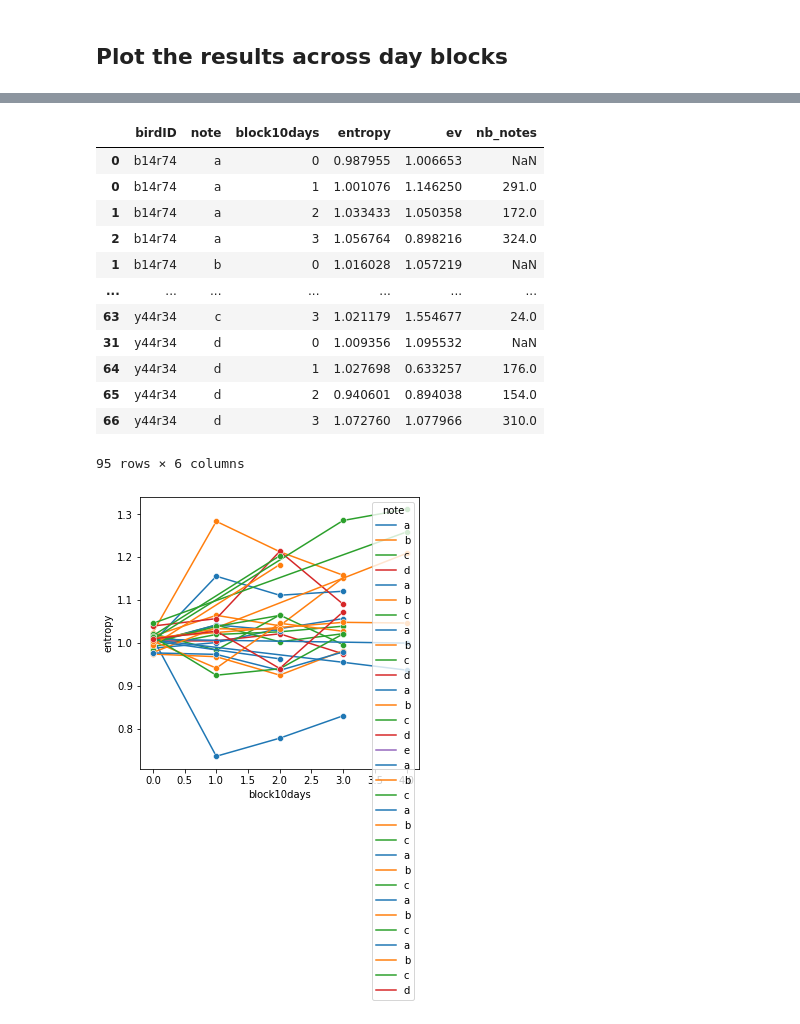
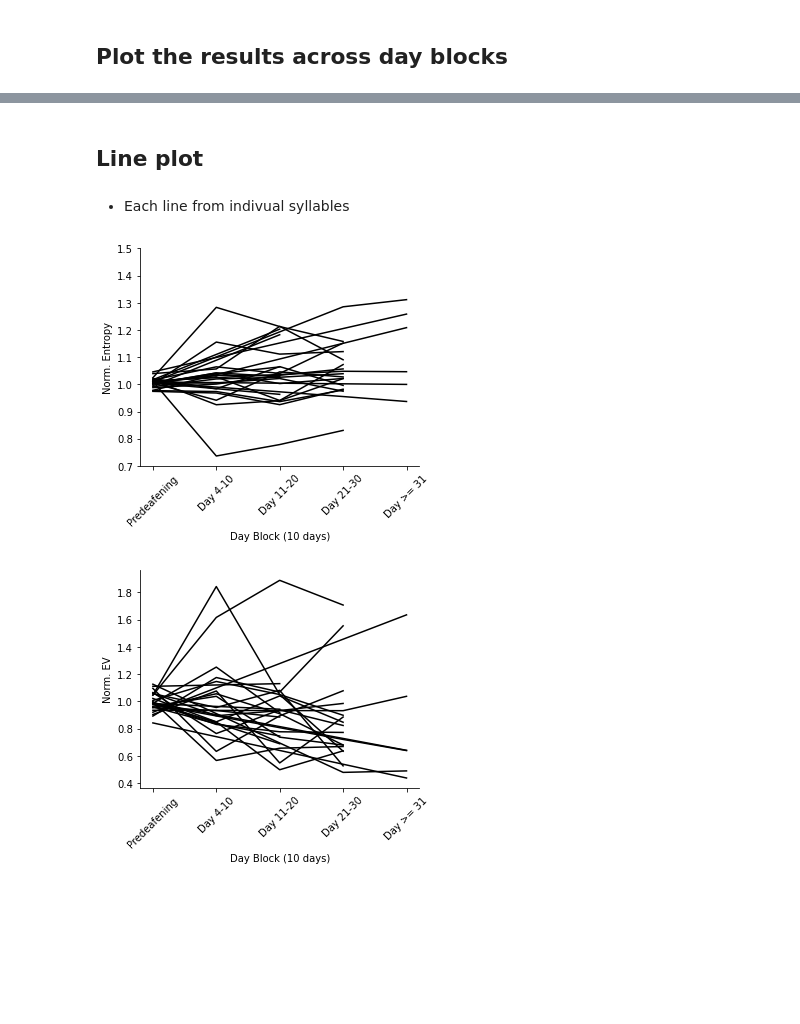
Before and after one commit to JaerongA/pyfinch, a Jupyter notebook: deafening/results/song_features.ipynb, the cells around one changed output, grey strips where cells are left out. Drawn from its saved outputs; the diff is of its cells as text; code cells hidden in the pictures; blank space fills up the shorter version.

```diff
--- a/deafening/results/song_features.ipynb
+++ b/deafening/results/song_features.ipynb
@@ -420,34 +433,44 @@ plot_per_day_block(df_norm, ind_var_name='block10days', dep_var_name='ev',
-# %%
-df_norm.to_csv(outputfile, index=True, header=True)  # save the dataframe to .cvs format
-
-df_norm
-# %% [output]
-|  | birdID | note | block10days | entropy | ev | nb_notes |
-| 0 | b14r74 | a | 0 | 0.987955 | 1.006653 | NaN |
-| 0 | b14r74 | a | 1 | 1.001076 | 1.146250 | 291.0 |
-| 1 | b14r74 | a | 2 | 1.033433 | 1.050358 | 172.0 |
-| 2 | b14r74 | a | 3 | 1.056764 | 0.898216 | 324.0 |
-| 1 | b14r74 | b | 0 | 1.016028 | 1.057219 | NaN |
-| ... | ... | ... | ... | ... | ... | ... |
-| 63 | y44r34 | c | 3 | 1.021179 | 1.554677 | 24.0 |
-| 31 | y44r34 | d | 0 | 1.009356 | 1.095532 | NaN |
-| 64 | y44r34 | d | 1 | 1.027698 | 0.633257 | 176.0 |
-| 65 | y44r34 | d | 2 | 0.940601 | 0.894038 | 154.0 |
-| 66 | y44r34 | d | 3 | 1.072760 | 1.077966 | 310.0 |
-95 rows × 6 columns
-# %%
-circ_size = 0.5
-fig, ax = plt.subplots(1, 1, figsize=(5, 5))
-# fig.subplots_adjust(hspace=.3, wspace=.2, top=0.9)
-
-# fig.get_axes()[0].annotate(f"{feature} (nb of notes >= {nb_note_crit}) Undir", (0.5, 0.97),
-#                            xycoords='figure fraction',
-#                            ha='center',
-#                            fontsize=16)
-# axes = axes.ravel()
-for bird in df_norm['birdID'].unique():
-    sns.lineplot(x='block10days', y='entropy',
-                 hue='note',
-                 data=df_norm.query(f"birdID == '{bird}'"), ci=None, marker='o', mew=circ_size, ax=ax)
-# %% [output]
-[figure, removed]
+# %% [markdown]
+## Line plot
+# %% [markdown]
+- Each line from indivual syllables
+# %%
+# Entropy
+fig, ax = plt.subplots(1, 1, figsize=(5, 4))
+for bird in df_norm['birdID'].unique():
+    df_bird=df_norm.query(f"birdID == '{bird}'")
+    for note in df_bird['note'].unique():
+        df_note=df_bird.query(f"note == '{note}'")
+        plt.plot(df_note['block10days'], df_note['entropy'], 'k')
+
+remove_right_top(ax)
+
+ax.set_xlabel('Day Block (10 days)'), ax.set_ylabel('Norm. Entropy')
+ax.set_ylim([0.7, 1.5])
+xticks = [0, 1, 2, 3, 4]
+day_block_label_list = ['Predeafening', 'Day 4-10', 'Day 11-20', 'Day 21-30', 'Day >= 31']
+ax.set_xticks(xticks)
+ax.set_xticklabels(day_block_label_list, rotation=45)
+plt.show()
+
+
+# EV
+fig, ax = plt.subplots(1, 1, figsize=(5, 4))
+for bird in df_norm['birdID'].unique():
+    df_bird=df_norm.query(f"birdID == '{bird}'")
+    for note in df_bird['note'].unique():
+        df_note=df_bird.query(f"note == '{note}'")
+        plt.plot(df_note['block10days'], df_note['ev'], 'k')
+
+remove_right_top(ax)
+
+ax.set_xlabel('Day Block (10 days)'), ax.set_ylabel('Norm. EV')
+# ax.set_ylim([0.7, 1.5])
+xticks = [0, 1, 2, 3, 4]
+day_block_label_list = ['Predeafening', 'Day 4-10', 'Day 11-20', 'Day 21-30', 'Day >= 31']
+ax.set_xticks(xticks)
+ax.set_xticklabels(day_block_label_list, rotation=45)
+plt.show()
+# %% [output]
+[figure, added]
+[figure, added]
```
Also changed, not shown: parts of 4 cells of this notebook, 1 other file.
